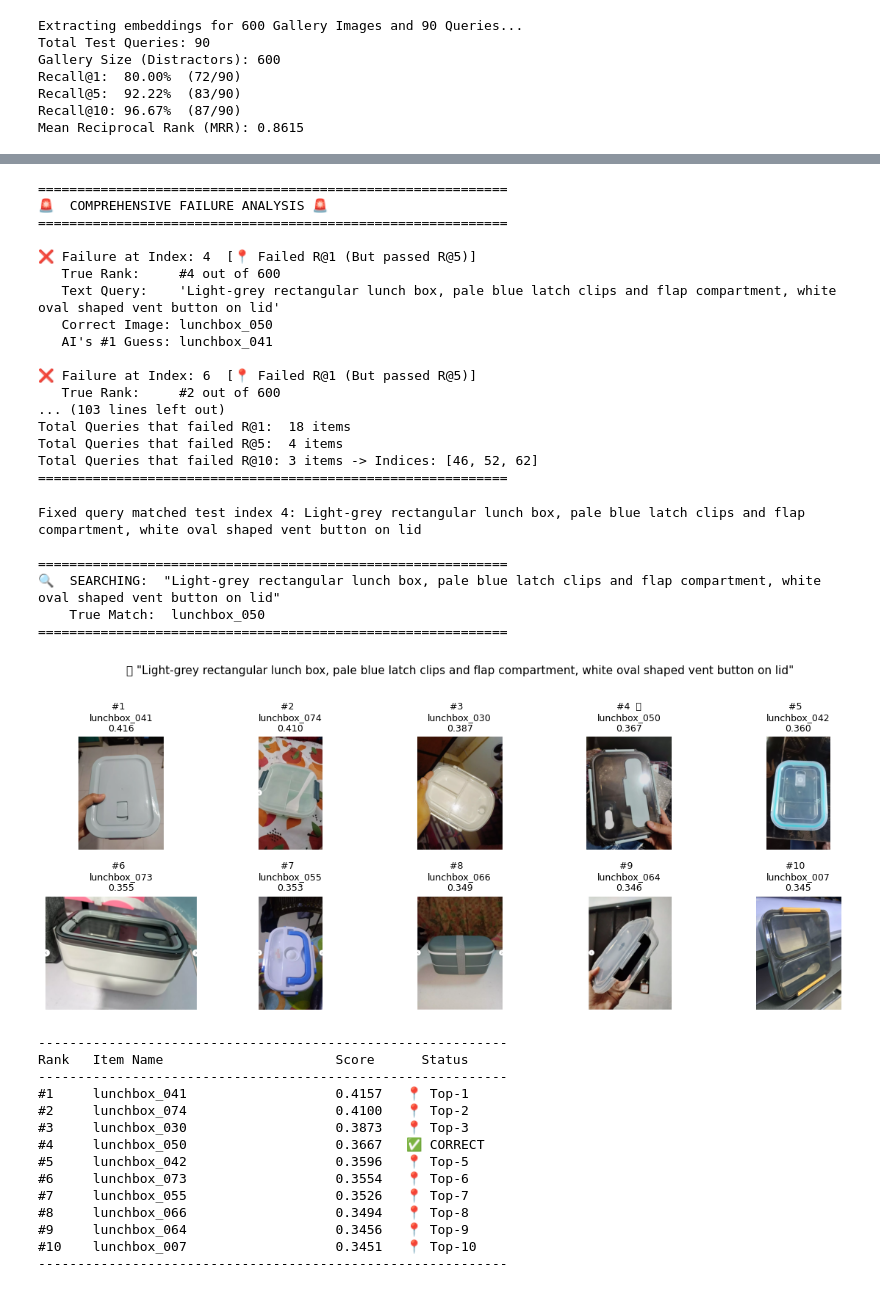
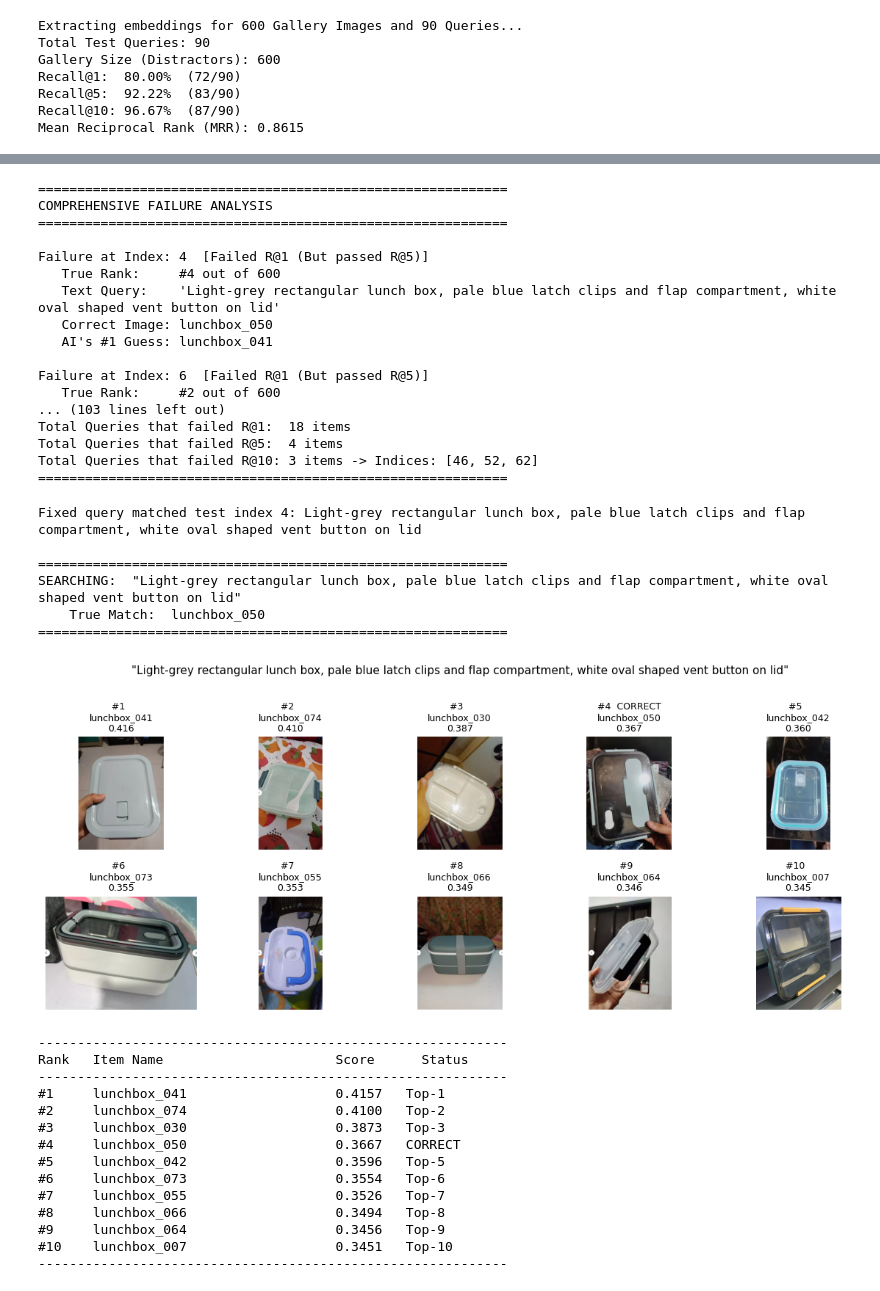
Before and after one commit to gorggogi/fgclip, a Jupyter notebook: fgclipevaluation/Copy_of_fgclipEvaluation_V2_1_1200_HNM.ipynb, the cells around one changed output, grey strips where cells are left out. Cells and saved outputs as stored; diff of their text form; code cells hidden in the pictures.

```diff
--- a/fgclipevaluation/Copy_of_fgclipEvaluation_V2_1_1200_HNM.ipynb
+++ b/fgclipevaluation/Copy_of_fgclipEvaluation_V2_1_1200_HNM.ipynb
@@ -431,6 +593,6 @@ Wallet              0        0             0         0        0      15
 # %%
 # ══════════════════════════════════════════════════════════════
-# 🚨 CELL 9: Comprehensive Failure Analysis (R@1, R@5, R@10)
+# CELL 9: Comprehensive Failure Analysis (R@1, R@5, R@10)
 # ══════════════════════════════════════════════════════════════
 import numpy as np
 
@@ -439,7 +601,7 @@ failed_r5 = []
 failed_r10 = []
 
 print("\n" + "="*60)
-print("🚨  COMPREHENSIVE FAILURE ANALYSIS 🚨")
+print("COMPREHENSIVE FAILURE ANALYSIS")
 print("="*60)
 
 for i in range(num_test_items):
@@ -458,22 +620,22 @@ for i in range(num_test_items):
 
         # Categorize the severity of the failure
         if actual_rank > 10:
-            severity = "⚠️ FAILED RECALL@10"
+            severity = "FAILED RECALL@10"
             failed_r10.append(i)
         elif actual_rank > 5:
-            severity = "⚠️ FAILED RECALL@5 (But passed R@10)"
+            severity = "FAILED RECALL@5 (But passed R@10)"
             failed_r5.append(i)
         else:
-            severity = "📍 Failed R@1 (But passed R@5)"
+            severity = "Failed R@1 (But passed R@5)"
 
-        print(f"\n❌ Failure at Index: {i}  [{severity}]")
+        print(f"\nFailure at Index: {i}  [{severity}]")
         print(f"   True Rank:     #{actual_rank} out of {len(gallery_item_names)}")
         print(f"   Text Query:    '{queries[i]}'")
         print(f"   Correct Image: {target_name}")
         print(f"   AI's #1 Guess: {gallery_item_names[ranked_indices[0]]}")
 
 print("\n" + "="*60)
-print("📊  FAILURE SUMMARY")
+print("FAILURE SUMMARY")
 print("="*60)
 print(f"Total Queries that failed R@1:  {len(failed_r1)} items")
 print(f"Total Queries that failed R@5:  {len(failed_r5)} items")
@@ -481,16 +643,16 @@ print(f"Total Queries that failed R@10: {len(failed_r10)} items -> Indices: {fai
 print("="*60)
 # %% [output]
 ============================================================
-🚨  COMPREHENSIVE FAILURE ANALYSIS 🚨
+COMPREHENSIVE FAILURE ANALYSIS
 ============================================================
 
-❌ Failure at Index: 4  [📍 Failed R@1 (But passed R@5)]
+Failure at Index: 4  [Failed R@1 (But passed R@5)]
    True Rank:     #4 out of 600
    Text Query:    'Light-grey rectangular lunch box, pale blue latch clips and flap compartment, white oval shaped vent button on lid'
    Correct Image: lunchbox_050
    AI's #1 Guess: lunchbox_041
 
-❌ Failure at Index: 6  [📍 Failed R@1 (But passed R@5)]
+Failure at Index: 6  [Failed R@1 (But passed R@5)]
    True Rank:     #2 out of 600
 ... (103 lines left out)
 Total Queries that failed R@1:  18 items
@@ -499,7 +661,7 @@ Total Queries that failed R@10: 3 items -> Indices: [46, 52, 62]
 ============================================================
 # %%
 # ══════════════════════════════════════════════════════════════
-# 🎯 CELL 10: Fixed Query Retrieval Demo (FIXED FOR LARGE GALLERY)
+# CELL 10: Fixed Query Retrieval Demo (FIXED FOR LARGE GALLERY)
 # Uses the predefined query instead of random selection
 # ══════════════════════════════════════════════════════════════
 
@@ -530,7 +692,7 @@ def show_top_k_results(query_idx, k=10, all_queries=None, gallery_names=None, ta
         query_scores   = similarity_matrix_or_scores[query_idx]
         ranked_indices = np.argsort(query_scores)[::-1]
 
-        # 🚨 THE FIX: Find where the true image is actually located in the massive 360-item gallery
+        # THE FIX: Find where the true image is actually located in the massive 360-item gallery
         target_name = target_names[query_idx]
         correct_image_idx = gallery_names.index(target_name)
     else:
@@ -541,7 +703,7 @@ def show_top_k_results(query_idx, k=10, all_queries=None, gallery_names=None, ta
     query_caption = all_queries[query_idx]
 
     print("\n" + "="*60)
-    print(f"🔍  SEARCHING:  \"{query_caption}\"")
+    print(f"SEARCHING:  \"{query_caption}\"")
     if correct_image_idx is not None:
         print(f"    True Match:  {gallery_names[correct_image_idx]}")
     print("="*60)
@@ -560,7 +722,7 @@ def show_top_k_results(query_idx, k=10, all_queries=None, gallery_names=None, ta
         is_correct = (idx == correct_image_idx) if correct_image_idx is not None else False
 
         recall_label = f"#{rank}"
-        status_label = "✅" if is_correct else ""
+        status_label = "CORRECT" if is_correct else ""
 
         ax.imshow(img)
         ax.set_title(f"{recall_label}  {status_label}\n{gallery_names[idx]}\n{score:.3f}", fontsize=9)
@@ -569,7 +731,7 @@ def show_top_k_results(query_idx, k=10, all_queries=None, gallery_names=None, ta
     for i in range(k, len(axes)):
         axes[i].axis('off')
 
-    plt.suptitle(f"🔍 \"{query_caption}\"", fontsize=11, y=1.01)
+    plt.suptitle(f"\"{query_caption}\"", fontsize=11, y=1.01)
     plt.tight_layout()
     plt.show()
 
@@ -578,52 +740,52 @@ def show_top_k_results(query_idx, k=10, all_queries=None, gallery_names=None, ta
     print("-"*60)
     for rank, idx in enumerate(top_k_indices, start=1):
         is_correct = (idx == correct_image_idx) if correct_image_idx is not None else False
-        status = "✅ CORRECT" if is_correct else f"📍 Top-{rank}"
+        status = "CORRECT" if is_correct else f"Top-{rank}"
         print(f"#{rank:<5} {gallery_names[idx]:<30} {query_scores[idx]:.4f}   {status}")
     print("-"*60)
 
 
 # ─── Fixed query ────────────────────────────────────────────────
 FIXED_QUERY = "Light-grey rectangular lunch box, pale blue latch clips and flap compartment, white oval shaped vent button on lid"
 
 matched_idx = None
 for idx, cap in enumerate(queries):
     if FIXED_QUERY.lower() in cap.lower() or cap.lower() in FIXED_QUERY.lower():
         matched_idx = idx
         break
 
 if matched_idx is not None:
     print(f"Fixed query matched test index {matched_idx}: {queries[matched_idx]}")
     show_top_k_results(
         query_idx=matched_idx,
         k=10,
         all_queries=queries,
         gallery_names=gallery_item_names,
         target_names=test_item_names,
         similarity_matrix_or_scores=similarity_matrix
     )
 else:
-    print(f"⚠️ Could not find '{FIXED_QUERY}' in the test queries.")
+    print(f"Could not find '{FIXED_QUERY}' in the test queries.")
 # %% [output]
 Fixed query matched test index 4: Light-grey rectangular lunch box, pale blue latch clips and flap compartment, white oval shaped vent button on lid
 
 ============================================================
-🔍  SEARCHING:  "Light-grey rectangular lunch box, pale blue latch clips and flap compartment, white oval shaped vent button on lid"
+SEARCHING:  "Light-grey rectangular lunch box, pale blue latch clips and flap compartment, white oval shaped vent button on lid"
     True Match:  lunchbox_050
 ============================================================
-[figure, old version]
+[figure, new version]
 ------------------------------------------------------------
 Rank   Item Name                      Score      Status
 ------------------------------------------------------------
-#1     lunchbox_041                   0.4157   📍 Top-1
-#2     lunchbox_074                   0.4100   📍 Top-2
-#3     lunchbox_030                   0.3873   📍 Top-3
-#4     lunchbox_050                   0.3667   ✅ CORRECT
-#5     lunchbox_042                   0.3596   📍 Top-5
-#6     lunchbox_073                   0.3554   📍 Top-6
-#7     lunchbox_055                   0.3526   📍 Top-7
-#8     lunchbox_066                   0.3494   📍 Top-8
-#9     lunchbox_064                   0.3456   📍 Top-9
-#10    lunchbox_007                   0.3451   📍 Top-10
+#1     lunchbox_041                   0.4157   Top-1
+#2     lunchbox_074                   0.4100   Top-2
+#3     lunchbox_030                   0.3873   Top-3
+#4     lunchbox_050                   0.3667   CORRECT
+#5     lunchbox_042                   0.3596   Top-5
+#6     lunchbox_073                   0.3554   Top-6
+#7     lunchbox_055                   0.3526   Top-7
+#8     lunchbox_066                   0.3494   Top-8
+#9     lunchbox_064                   0.3456   Top-9
+#10    lunchbox_007                   0.3451   Top-10
 ------------------------------------------------------------
 # %%
```
Also changed, not shown: parts of 10 cells of this notebook, 5 other files.
